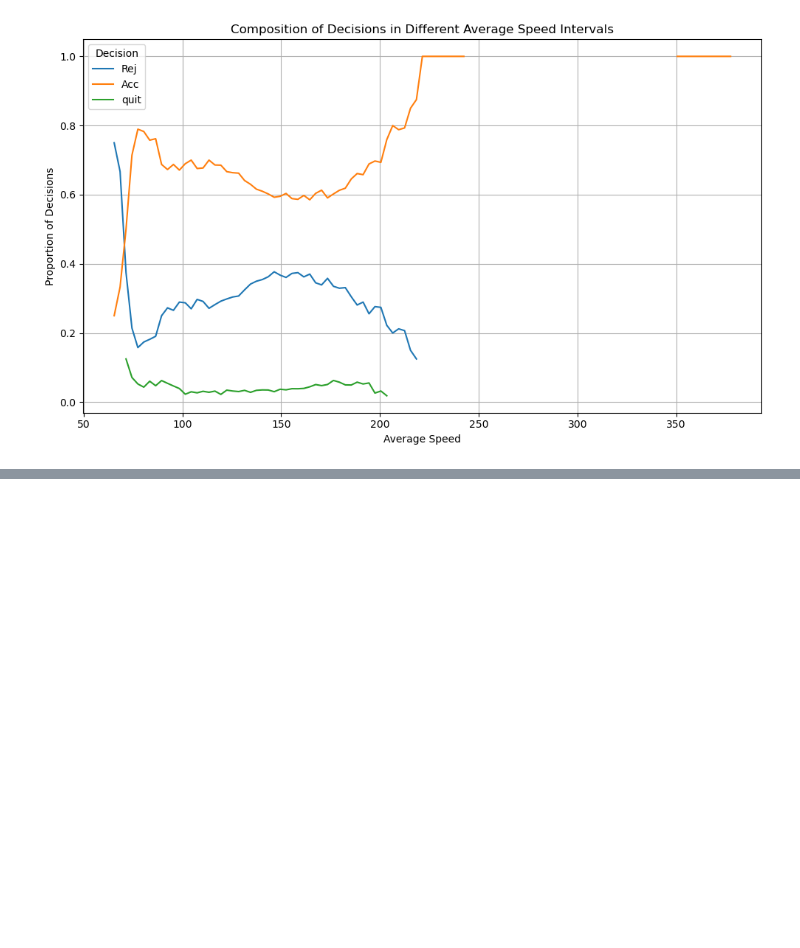
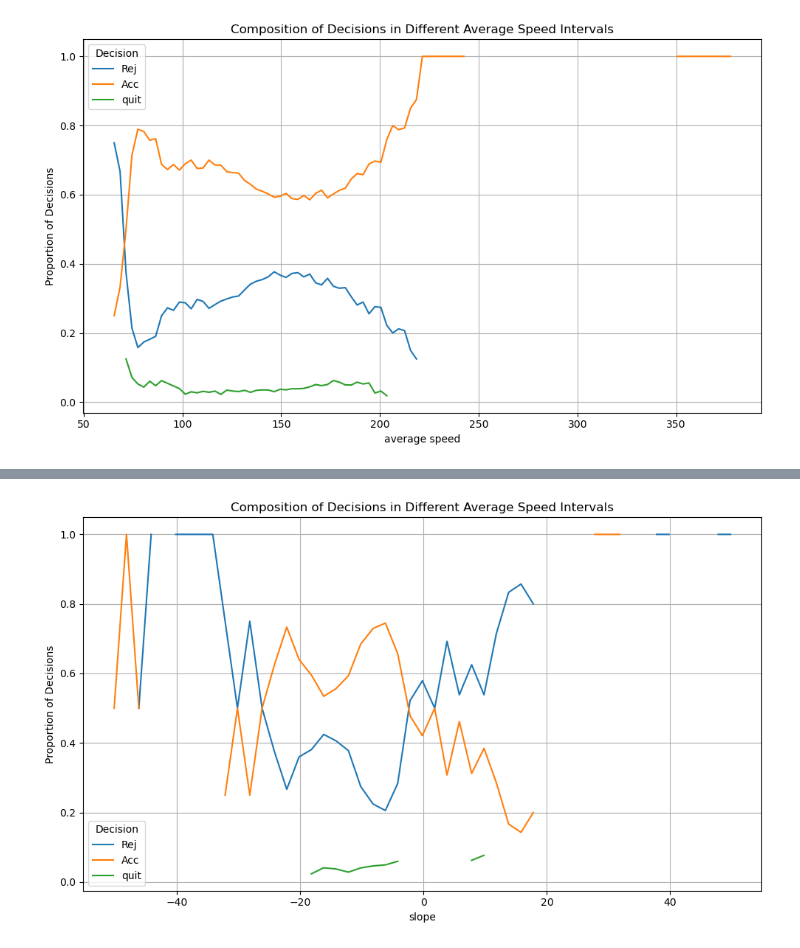
Before and after one commit to Yang2hang/RR_Pose_analysis, a Jupyter notebook: data_analysis/main.ipynb, the cells around one changed output, grey strips where cells are left out. Cells and saved outputs as stored; diff of their text form; code cells hidden in the pictures; blank space fills up the shorter version.

```diff
--- a/data_analysis/main.ipynb
+++ b/data_analysis/main.ipynb
@@ -470,7 +471,7 @@ trial_data = pd.DataFrame(trial_data_list)
 "\n# calculate average straight walking speed of each trial\ntrial_data_list = []\ntrial_num = 0\nrecord_trial = False\nT_entry = False\nAcc = False\nRej = False\nquit = False\nstart_index = 0\nwalkin ...
 # %%
 # plot the coorelation between decision and speed
-def plot_decision_composition(df, window_size=50, step_size=10):
+def plot_decision_composition(df, column, window_size=50, step_size=10):
     """
     Plots the composition of different decisions in different average speed intervals using a line graph with MSE.
 
@@ -483,17 +484,16 @@ def plot_decision_composition(df, window_size=50, step_size=10):
     df_copy = df.copy()
 
     # Define speed intervals using a sliding window
-    max_speed = df_copy['average speed'].max()
-    min_speed = df_copy['average speed'].min()
+    max_speed = df_copy[column].max()
+    min_speed = df_copy[column].min()
     speed_intervals = np.arange(min_speed, max_speed + step_size, step_size)
 
     proportions = []
-    mse = []
 
     for i in range(len(speed_intervals) - 1):
         lower_bound = speed_intervals[i]
         upper_bound = lower_bound + window_size
-        interval_data = df_copy[(df_copy['average speed'] >= lower_bound) & (df_copy['average speed'] < upper_bound)]
+        interval_data = df_copy[(df_copy[column] >= lower_bound) & (df_copy[column] < upper_bound)]
 
         if len(interval_data) > 0:
             interval_composition = interval_data['final decision'].value_counts(normalize=True)
@@ -509,7 +509,7 @@ def plot_decision_composition(df, window_size=50, step_size=10):
     for decision in proportions_df.columns:
         plt.errorbar(proportions_df.index, proportions_df[decision], label=decision)
 
-    plt.xlabel('Average Speed')
+    plt.xlabel(column)
     plt.ylabel('Proportion of Decisions')
     plt.title('Composition of Decisions in Different Average Speed Intervals')
     plt.legend(title='Decision')
@@ -602,0 +673,25 @@ plot_pca_results(df_with_pcs, pca, decision_column='final decision')
+# %%
+# Function to calculate the slope and intercept for each trial using sklearn
+def calculate_slope_intercept(df):
+    slopes = []
+    intercepts = []
+
+    for index, row in df.iterrows():
+        x_coords = row[[f'x {i+1}' for i in range(13)]].values.reshape(-1, 1)
+        y_coords = row[[f'y {i+1}' for i in range(13)]].values
+
+        # Perform linear regression using sklearn
+        reg = LinearRegression().fit(x_coords, y_coords)
+        slope = reg.coef_[0]
+        intercept = reg.intercept_
+
+        slopes.append(slope)
+        intercepts.append(intercept)
+
+    df['slope'] = slopes
+    df['intercept'] = intercepts
+
+    return df
+
+# Apply the function to the DataFrame
+straight_walking_speed_profiles = calculate_slope_intercept(straight_walking_speed_profiles)
@@ -602,0 +711,4 @@ plot_pca_results(df_with_pcs, pca, decision_column='final decision')
+# %%
+plot_decision_composition(straight_walking_speed_profiles, column='slope', window_size=5, step_size=2)
+# %% [output]
+[figure, added]
```
Also changed, not shown: parts of 9 cells of this notebook.
